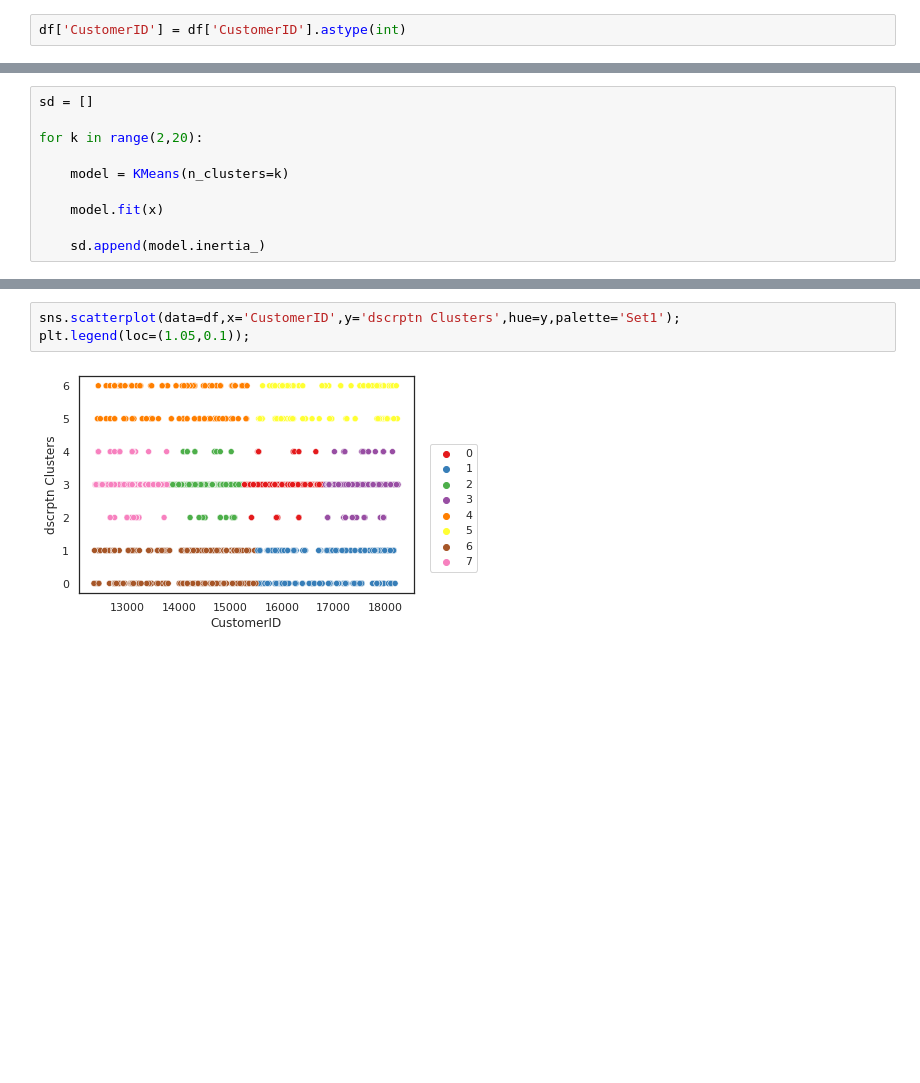
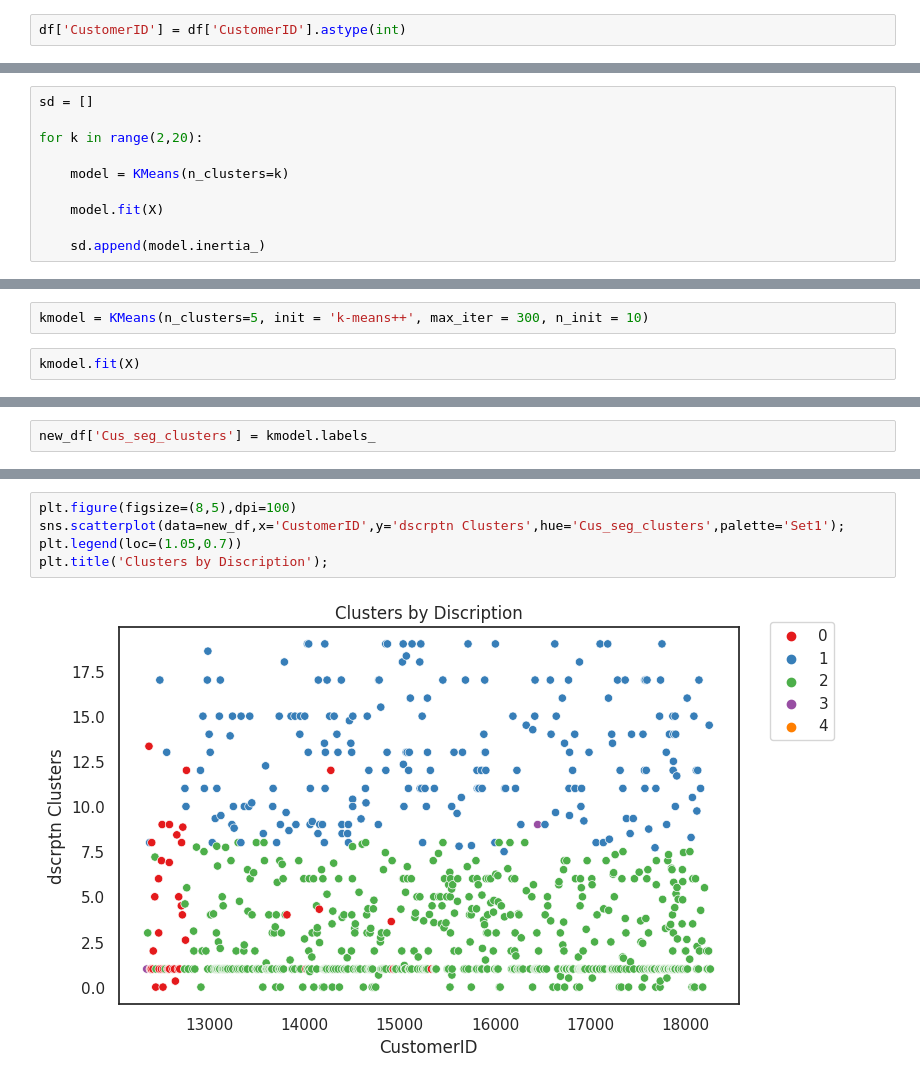
Before and after one commit to Sedhuraman99/customer_segmentation_using_nlp, a Jupyter notebook: Customer_segmentation_using_NLP.ipynb, the cells around one changed output, grey strips where cells are left out. Drawn from its saved outputs; the diff is of its cells as text; blank space fills up the shorter version.

```diff
--- a/Customer_segmentation_using_NLP.ipynb
+++ b/Customer_segmentation_using_NLP.ipynb
@@ -380,7 +437,7 @@ for k in range(2,20):
 
     model = KMeans(n_clusters=k)
 
-    model.fit(x)
+    model.fit(X)
 
     sd.append(model.inertia_)
 # %%
@@ -431,0 +477,4 @@ print(y)
+# %%
+kmodel = KMeans(n_clusters=5, init = 'k-means++', max_iter = 300, n_init = 10)
+# %%
+kmodel.fit(X)
@@ -431,0 +483,2 @@ print(y)
+# %%
+new_df['Cus_seg_clusters'] = kmodel.labels_
@@ -432,5 +495,7 @@ print(y)
 # %%
-sns.scatterplot(data=df,x='CustomerID',y='dscrptn Clusters',hue=y,palette='Set1');
-plt.legend(loc=(1.05,0.1));
+plt.figure(figsize=(8,5),dpi=100)
+sns.scatterplot(data=new_df,x='CustomerID',y='dscrptn Clusters',hue='Cus_seg_clusters',palette='Set1');
+plt.legend(loc=(1.05,0.7))
+plt.title('Clusters by Discription');
 # %% [output]
-[figure, old version]
+[figure, new version]
```
Also changed, not shown: parts of 52 cells of this notebook.
